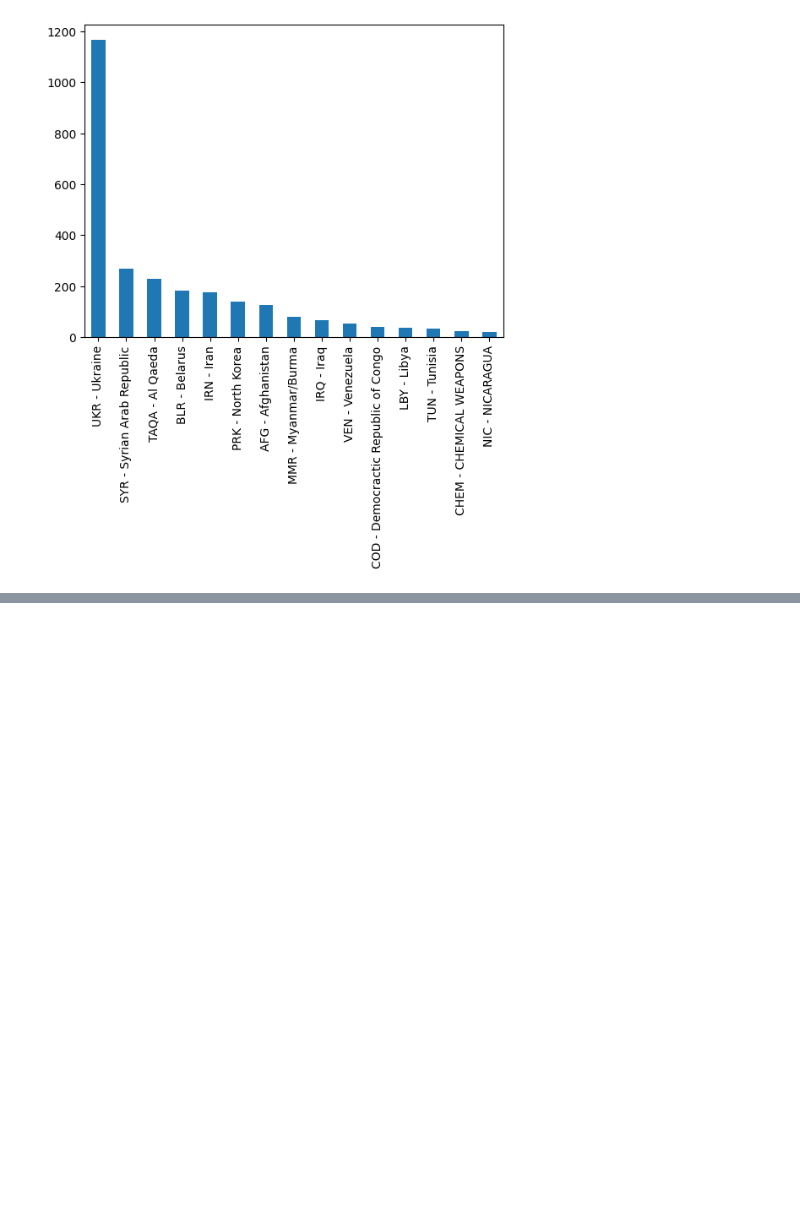
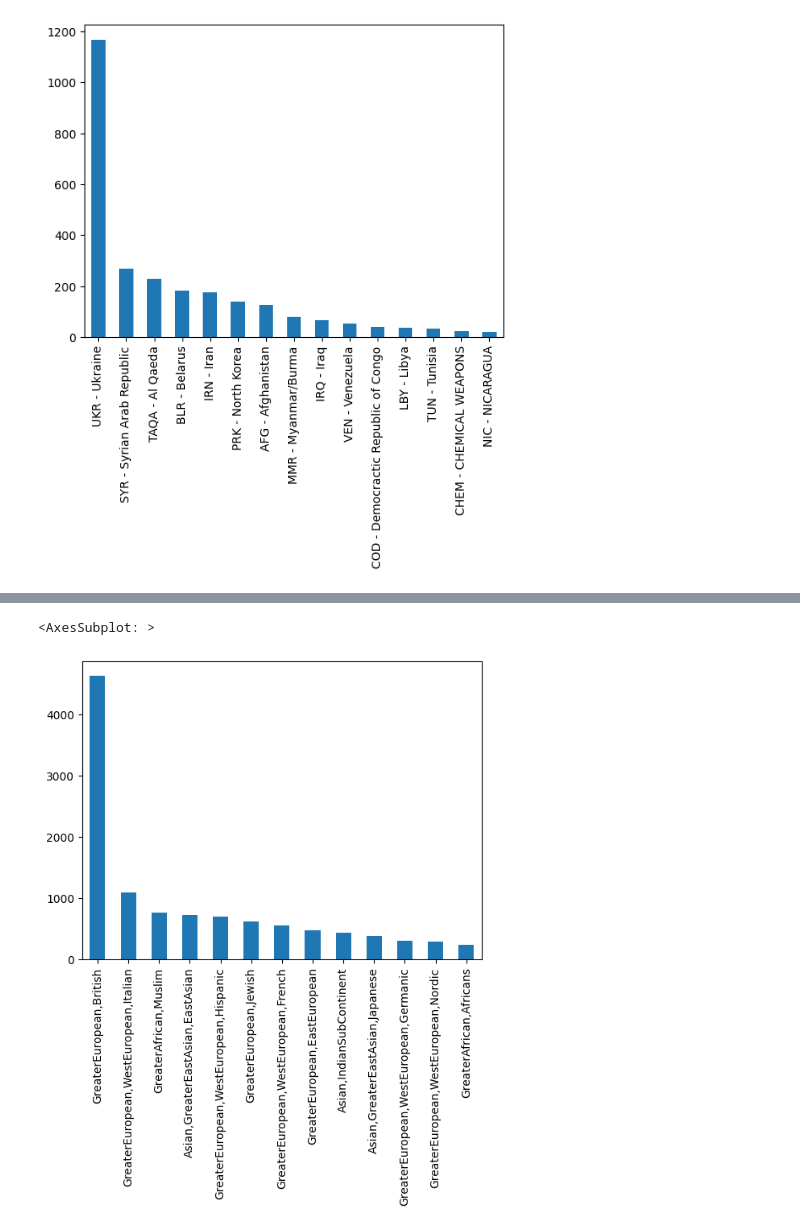
Before and after one commit to j0si/fuzzy_sanctions, a Jupyter notebook: visualisations/graphs.ipynb, the cells around one changed output, grey strips where cells are left out. Saved outputs shown, nothing was run; the diff lists cells and outputs as text; code cells hidden in the pictures; blank space fills up the shorter version.

```diff
--- a/visualisations/graphs.ipynb
+++ b/visualisations/graphs.ipynb
@@ -27,0 +45,2 @@ def extract_names_from_df(df, tokencolumn, ner_column):
+# %%
+names = extract_names_from_df(conll_train_df, 'clean_tokens', 'clean_ner_tags')
@@ -27,0 +74,2 @@ def extract_names_from_df(df, tokencolumn, ner_column):
+# %%
+names_df = pd.DataFrame(names, columns=['name'])
@@ -27,0 +92,2 @@ def extract_names_from_df(df, tokencolumn, ner_column):
+# %%
+names_predictions_df = pred_wiki_ln(names_df, 'name')
@@ -27,0 +107,19 @@ def extract_names_from_df(df, tokencolumn, ner_column):
+# %%
+# get name of column with max value
+
+names_predictions_df['max_value'] = names_predictions_df[
+    ['Asian,GreaterEastAsian,EastAsian',
+       'Asian,GreaterEastAsian,Japanese', 'Asian,IndianSubContinent',
+       'GreaterAfrican,Africans', 'GreaterAfrican,Muslim',
+       'GreaterEuropean,British', 'GreaterEuropean,EastEuropean',
+       'GreaterEuropean,Jewish', 'GreaterEuropean,WestEuropean,French',
+       'GreaterEuropean,WestEuropean,Germanic',
+       'GreaterEuropean,WestEuropean,Hispanic',
+       'GreaterEuropean,WestEuropean,Italian',
+       'GreaterEuropean,WestEuropean,Nordic']
+    ].idxmax(axis=1)
+# %%
+names_predictions_df.race.value_counts().plot.bar()
+# %% [output]
+<AxesSubplot: >
+[figure, added]
```
Also changed, not shown: parts of 9 cells of this notebook.
